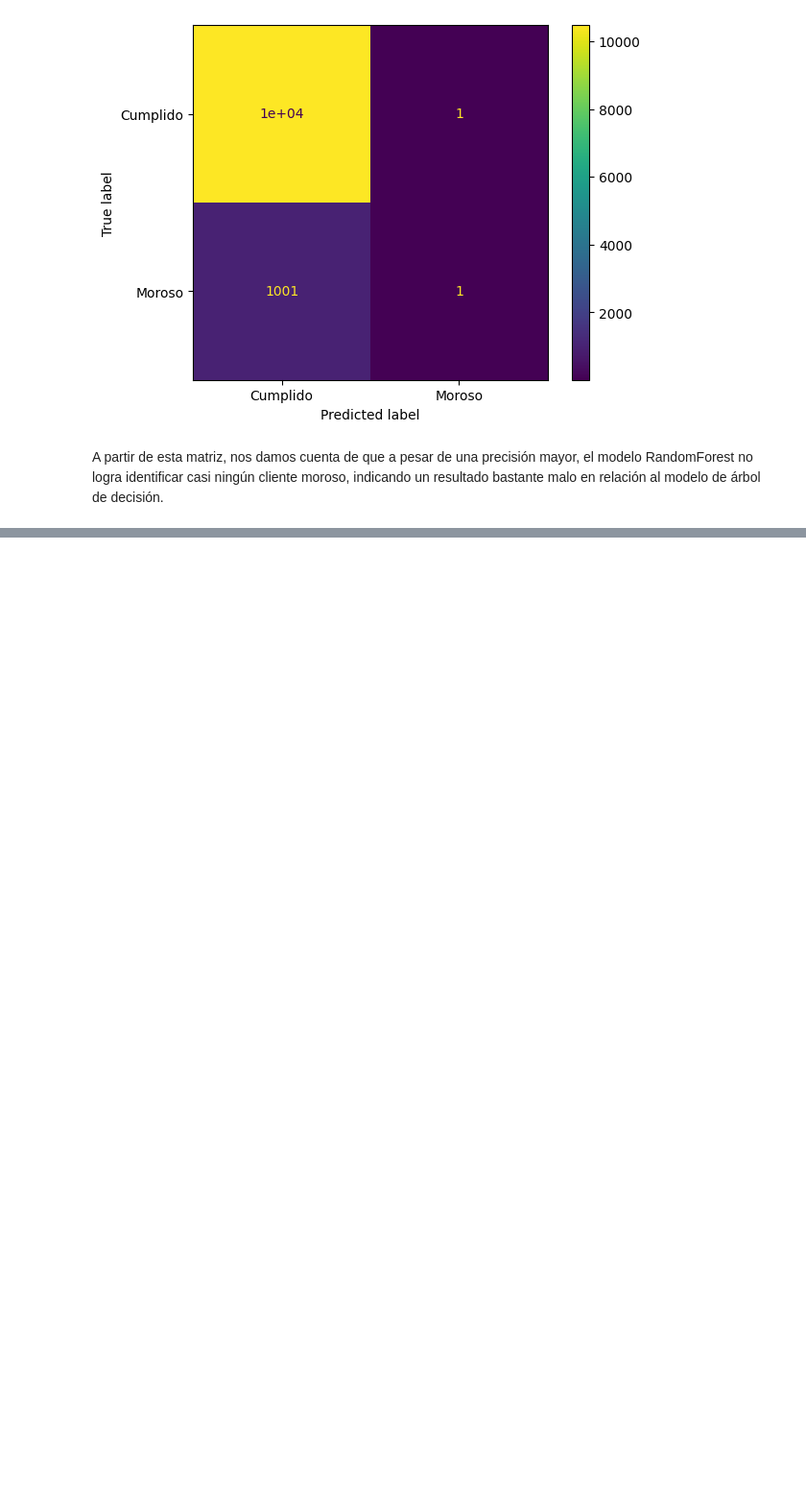
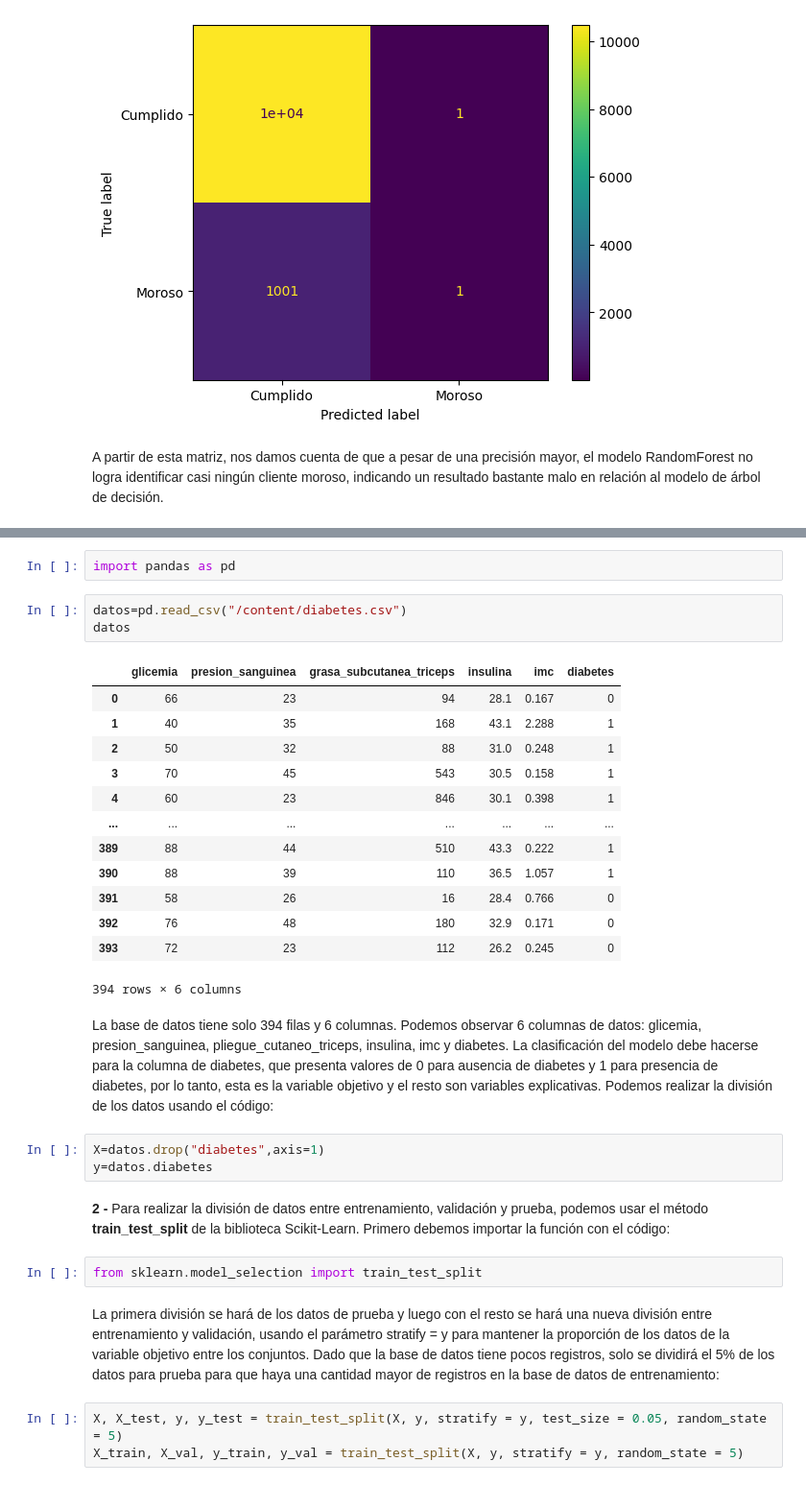
Before and after one commit to Ivan8Garcia/data-science, a Jupyter notebook: Clasificacion_validacion_y_metricas.ipynb, the cells around one changed output, grey strips where cells are left out. Shown at 96% size. Drawn from its saved outputs; the diff is of its cells as text; blank space fills up the shorter version.

```diff
--- a/Clasificacion_validacion_y_metricas.ipynb
+++ b/Clasificacion_validacion_y_metricas.ipynb
@@ -217,0 +228,33 @@ A partir de esta matriz, nos damos cuenta de que a pesar de una precisión mayor
+# %%
+import pandas as pd
+# %%
+datos=pd.read_csv("/content/diabetes.csv")
+datos
+# %% [output]
+|  | glicemia | presion_sanguinea | grasa_subcutanea_triceps | insulina | imc | diabetes |
+| 0 | 66 | 23 | 94 | 28.1 | 0.167 | 0 |
+| 1 | 40 | 35 | 168 | 43.1 | 2.288 | 1 |
+| 2 | 50 | 32 | 88 | 31.0 | 0.248 | 1 |
+| 3 | 70 | 45 | 543 | 30.5 | 0.158 | 1 |
+| 4 | 60 | 23 | 846 | 30.1 | 0.398 | 1 |
+| ... | ... | ... | ... | ... | ... | ... |
+| 389 | 88 | 44 | 510 | 43.3 | 0.222 | 1 |
+| 390 | 88 | 39 | 110 | 36.5 | 1.057 | 1 |
+| 391 | 58 | 26 | 16 | 28.4 | 0.766 | 0 |
+| 392 | 76 | 48 | 180 | 32.9 | 0.171 | 0 |
+| 393 | 72 | 23 | 112 | 26.2 | 0.245 | 0 |
+394 rows × 6 columns
+# %% [markdown]
+La base de datos tiene solo 394 filas y 6 columnas. Podemos observar 6 columnas de datos: glicemia, presion_sanguinea, pliegue_cutaneo_triceps, insulina, imc y diabetes. La clasificación del modelo debe hacerse para la columna de diabetes, que presenta valores de 0 para ausencia de diabetes y 1 para presencia de diabetes, por lo tanto, esta es la variable objetivo y el resto son variables explicativas. Podemos realizar la división de los datos usando el código:
+# %%
+X=datos.drop("diabetes",axis=1)
+y=datos.diabetes
+# %% [markdown]
+**2 -** Para realizar la división de datos entre entrenamiento, validación y prueba, podemos usar el método **train_test_split** de la biblioteca Scikit-Learn. Primero debemos importar la función con el código:
+# %%
+from sklearn.model_selection import train_test_split
+# %% [markdown]
+La primera división se hará de los datos de prueba y luego con el resto se hará una nueva división entre entrenamiento y validación, usando el parámetro stratify = y para mantener la proporción de los datos de la variable objetivo entre los conjuntos. Dado que la base de datos tiene pocos registros, solo se dividirá el 5% de los datos para prueba para que haya una cantidad mayor de registros en la base de datos de entrenamiento:
+# %%
+X, X_test, y, y_test = train_test_split(X, y, stratify = y, test_size = 0.05, random_state = 5)
+X_train, X_val, y_train, y_val = train_test_split(X, y, stratify = y, random_state = 5)
```
Also changed, not shown: parts of 13 cells of this notebook.
